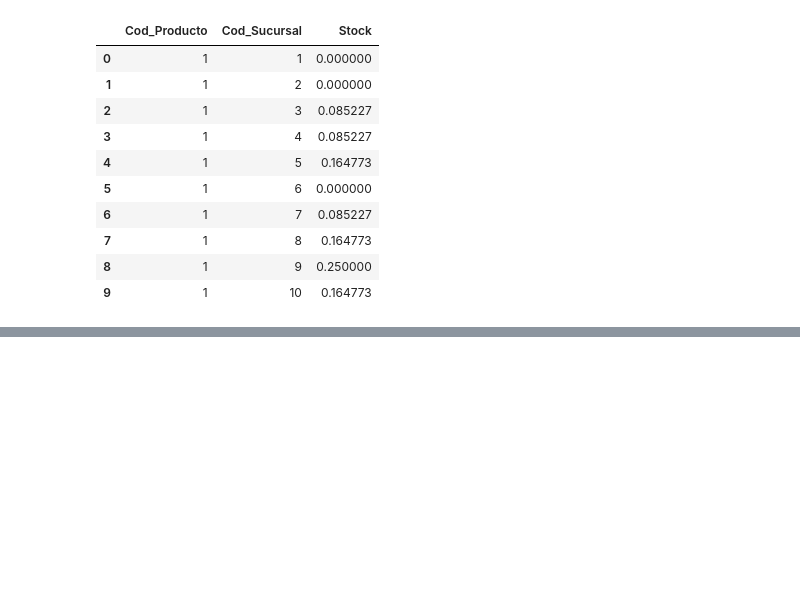
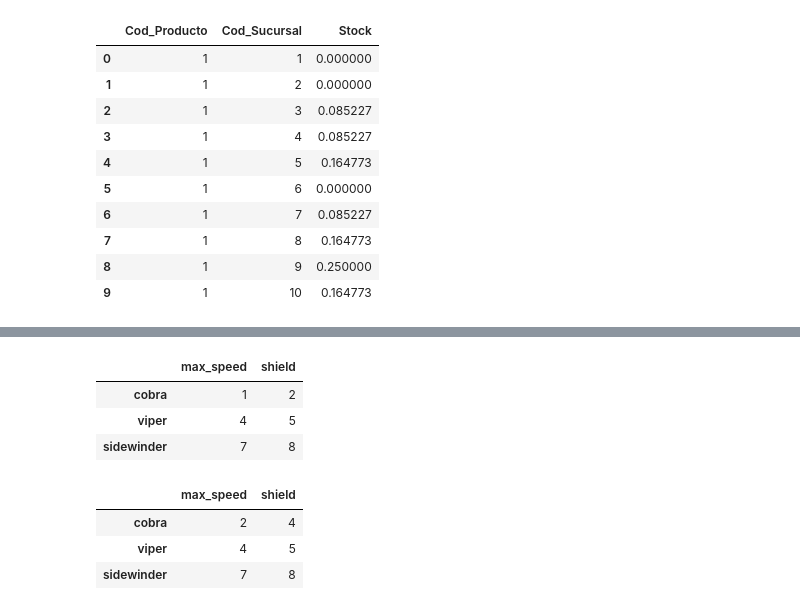
Before and after one commit to federicopfund/data-engineer, a Jupyter notebook: dataframes.ipynb, the cells around one changed output, grey strips where cells are left out. Drawn from its saved outputs; the diff is of its cells as text; code cells hidden in the pictures; blank space fills up the shorter version.

```diff
--- a/dataframes.ipynb
+++ b/dataframes.ipynb
@@ -255,0 +267,14 @@ stock_proporcional['Stock'].sum()
+# %%
+asd
+# %% [output]
+|  | max_speed | shield |
+| cobra | 1 | 2 |
+| viper | 4 | 5 |
+| sidewinder | 7 | 8 |
+# %%
+df2
+# %% [output]
+|  | max_speed | shield |
+| cobra | 2 | 4 |
+| viper | 4 | 5 |
+| sidewinder | 7 | 8 |
```
Also changed, not shown: parts of 9 cells of this notebook, 2 other files.
